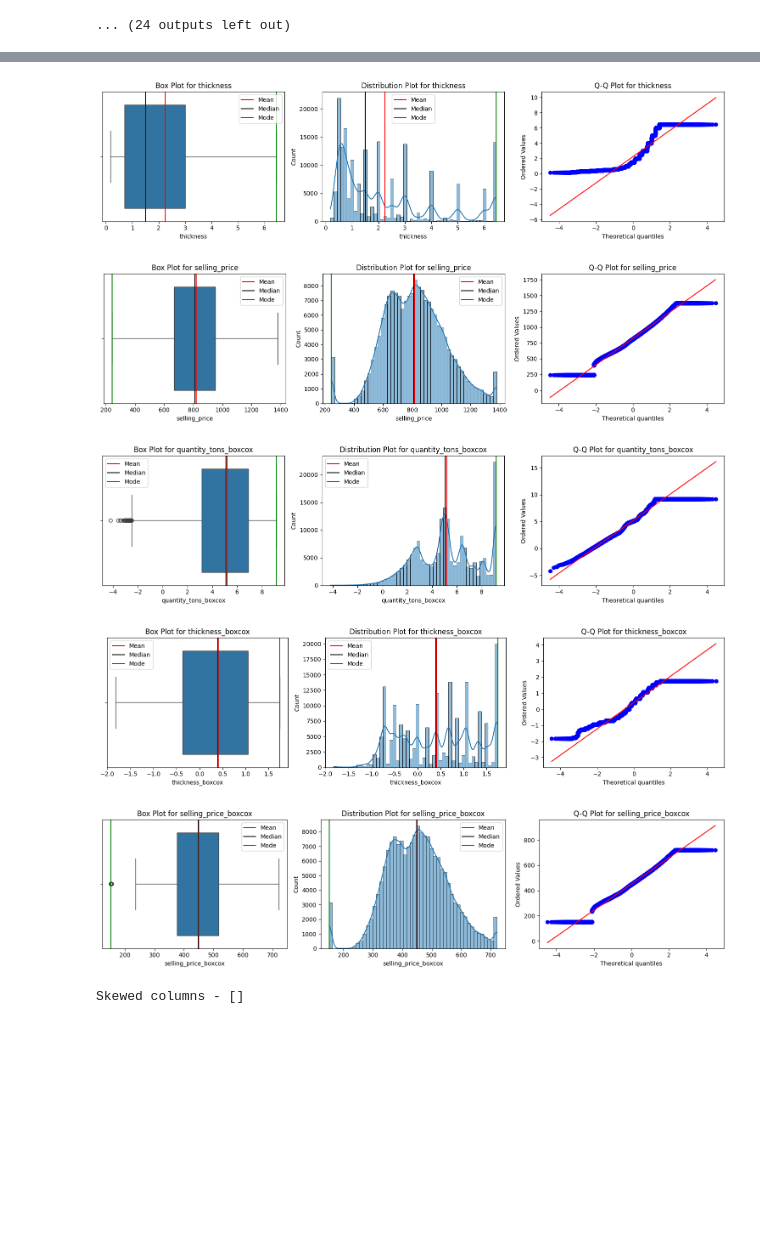
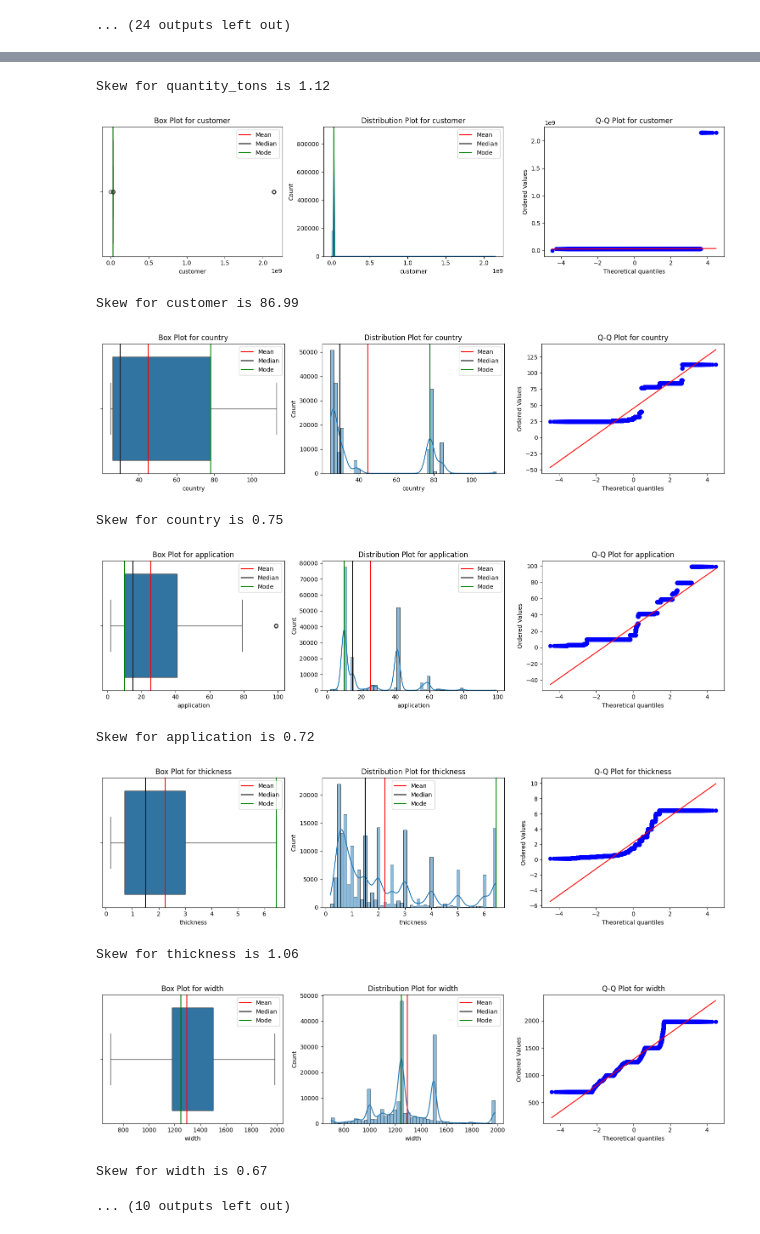
Before and after one commit to Santhosh-Analytics/Copper-Pricing-lead-conversion-PredictiveModeling-, a Jupyter notebook: Data Preprocessing.ipynb, the cells around one changed output, grey strips where cells are left out. Drawn from its saved outputs; the diff is of its cells as text; code cells hidden in the pictures; blank space fills up the shorter version.

```diff
--- a/Data Preprocessing.ipynb
+++ b/Data Preprocessing.ipynb
@@ -304,4 +335,0 @@ Name: count, dtype: int64
-# %%
-# df1['status_En']=df1.status.map({'Lost':0,'Won':1, 'Draft':2, 'To be approved':3, 'Not lost for AM':4, 'Wonderful':1, 'Revised':5, 'Offered':6, 'Offerable':7}).astype('int8')
-df1['item_type_En'] = OrdinalEncoder().fit_transform(df1[['item_type']]).astype('int8')
-df1['status_En']=OrdinalEncoder().fit_transform(df1[['status']]).astype('int8')
@@ -531,11 +458,0 @@ for i in col:
-# %%
-df2=df1.copy()
-def zscore_outlier_handling(df,threshold=3,columns=None):
-    columns = df.select_dtypes(include='number').columns.tolist()
-    z_scores=stat.zscore(df[columns])
-    outliers_mask = (np.abs(z_scores) > threshold).any(axis=1)
-    for column in columns:
-        median_value = df[column].median()
-        df.loc[outliers_mask, column] = median_value
-
-    return df
@@ -558,5 +458,0 @@ zscore_outlier_handling(df2,threshold=3)
-# %%
-col=['quantity_tons','thickness','selling_price']
-for i in col:
-    sns.boxplot(data=df2,x=i)
-    plt.show()
@@ -649,0 +535,4 @@ df2.head()
+# %%
+df2['selling_price_boxcox'] = df2['selling_price_boxcox'].astype('int32')
+df2['thickness_boxcox'] = df2['thickness_boxcox'].astype('int8')
+df2['quantity_tons_boxcox'] = df2['quantity_tons_boxcox'].astype('int8')
@@ -650,26 +541,31 @@ df2.head()
 # %%
 color_positive = '\033[92m'  # Green for positive skew
 color_negative = '\033[91m'  # Red for negative skew
 color_neutral = '\033[0m'  # Reset color for near-zero skew
 skewed_col=[]
-for i in  ['quantity_tons', 'thickness', 'selling_price','quantity_tons_boxcox','thickness_boxcox','selling_price_boxcox']:
+for i in  df2.select_dtypes(include='number'):
     plots(df2,i)
-    if i in 'boxcox':
-        skew_val = skew_dict[i]
-        color = color_neutral
-        if skew_val > 0.5:
-            color = color_positive
-            skewed_col.append(i)
-        elif skew_val < -0.5:
-            color = color_negative
-            skewed_col.append(i)
-        print(f"{color}Skew for {i} is {skew_val:.2f}{color_neutral}")
+    skew_val = df2[i].skew()
+    color = color_neutral
+    if skew_val > 0.5:
+        color = color_positive
+        skewed_col.append(i)
+    elif skew_val < -0.5:
+        color = color_negative
+        skewed_col.append(i)
+    print(f"{color}Skew for {i} is {skew_val:.2f}{color_neutral}")
 print(f"Skewed columns - {skewed_col}")
 # %% [output]
 [figure]
+Skew for quantity_tons is 1.12
-[figure, old version]
+[figure, new version]
+Skew for customer is 86.99
-[figure, old version]
+[figure, new version]
+Skew for country is 0.75
-[figure, old version]
+[figure, new version]
+Skew for application is 0.72
-[figure, old version]
+[figure, new version]
+Skew for thickness is 1.06
-[figure, old version]
+[figure, new version]
-Skewed columns - []
+Skew for width is 0.67
+... (10 outputs left out)
```
Also changed, not shown: parts of 104 cells of this notebook, 1 other file.
